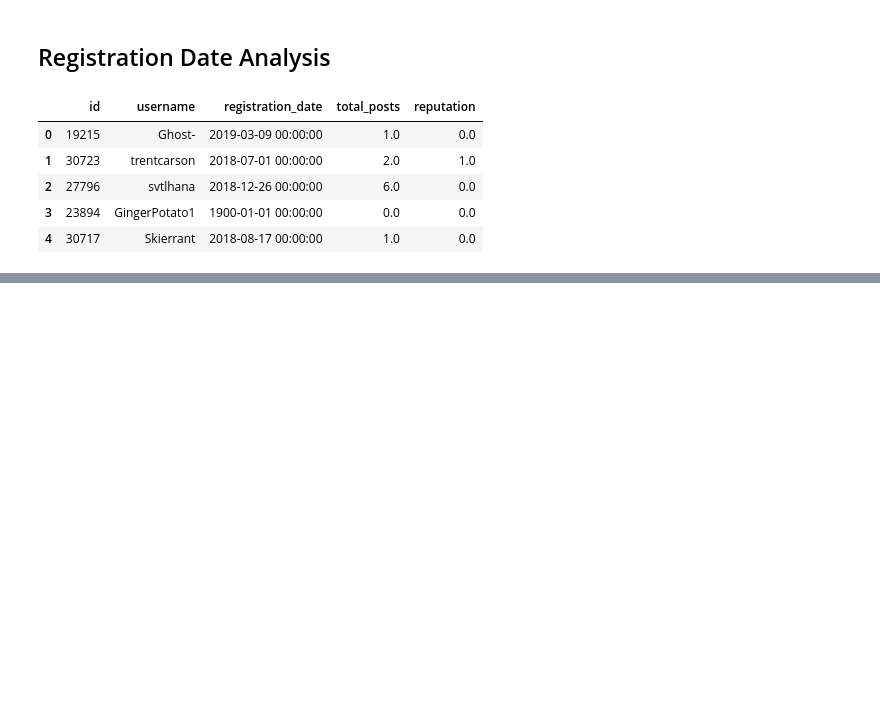
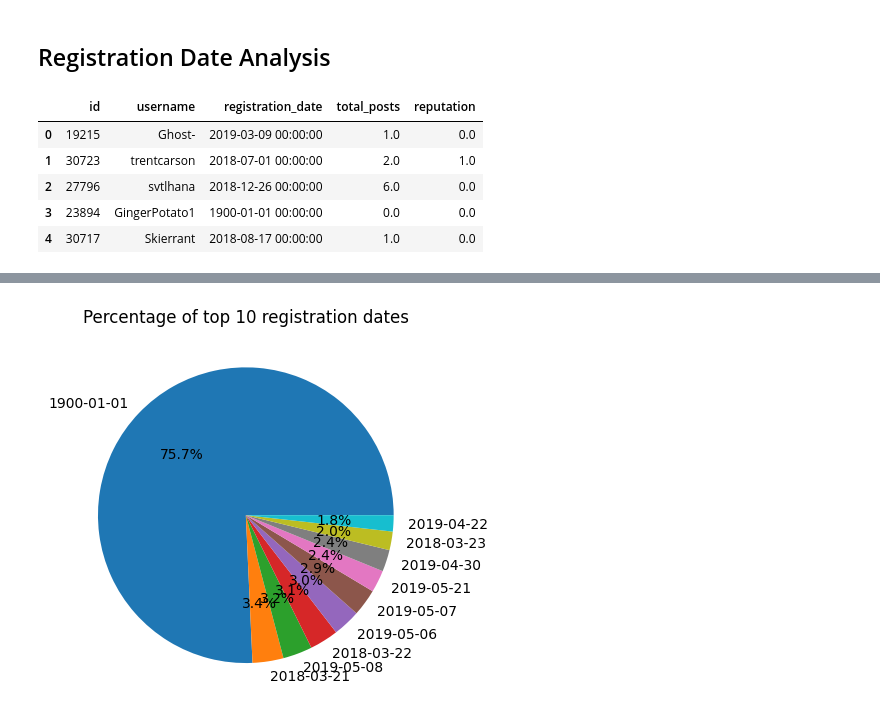
Before and after one commit to D0men1c0/ISSR_Darkweb, a Jupyter notebook: Analyze_files/an_members.ipynb, the cells around one changed output, grey strips where cells are left out. Drawn from its saved outputs; the diff is of its cells as text; code cells hidden in the pictures; blank space fills up the shorter version.

```diff
--- a/Analyze_files/an_members.ipynb
+++ b/Analyze_files/an_members.ipynb
@@ -325,0 +375,5 @@ AttributeError: module 'PreProcessingUtils' has no attribute 'encode_date_catego
+# %%
+plt.pie(df['registration_date'].value_counts().head(10), labels=df['registration_date'].value_counts().head(10).index, autopct='%1.1f%%')
+plt.title('Percentage of top 10 registration dates');
+# %% [output]
+[figure, added]
```
Also changed, not shown: parts of 16 cells of this notebook, 1 other file.
